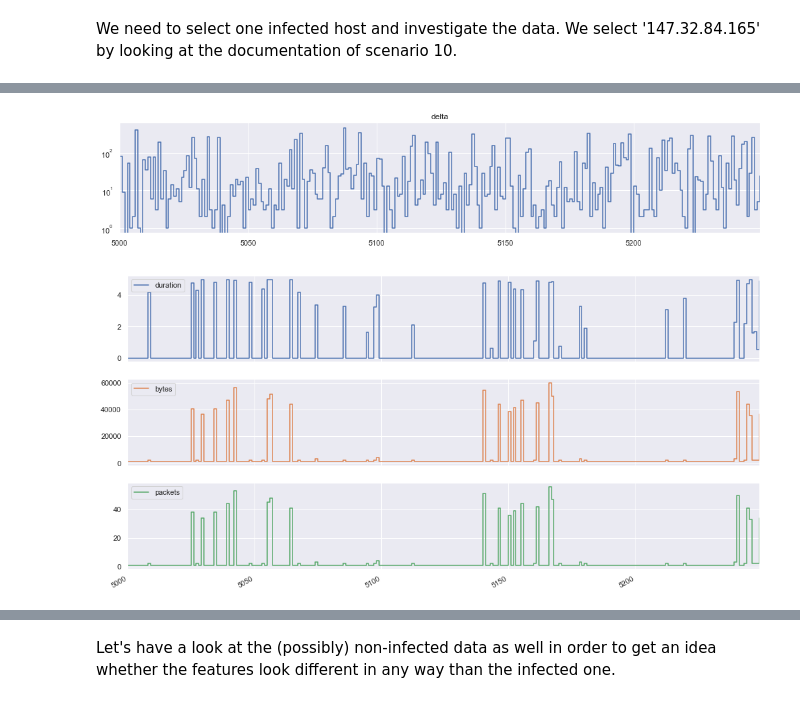
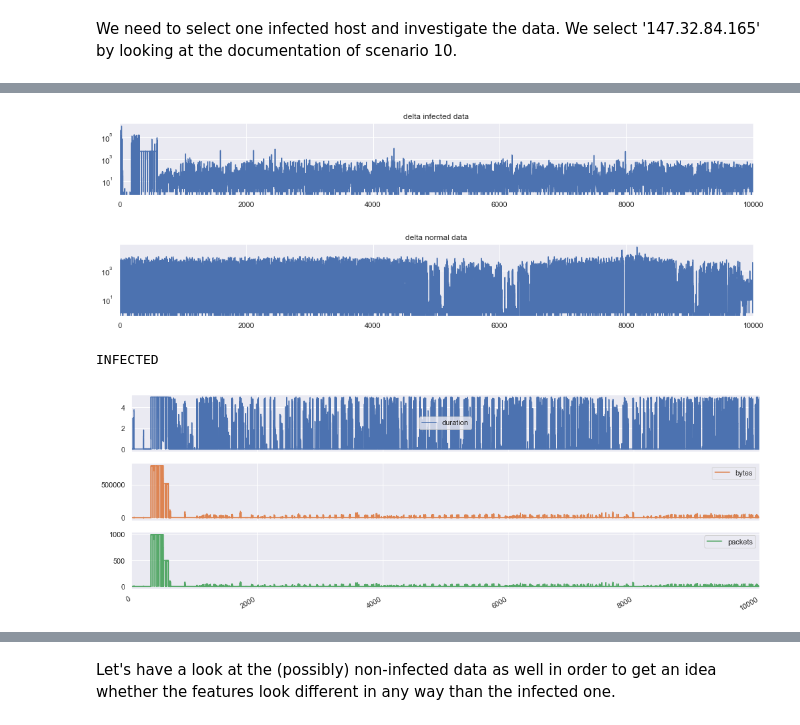
Before and after one commit to benhe119/Cyber-data-analytics_TUDelft, a Jupyter notebook: lab3/notebooks/Flow_data_discretization_task.ipynb, the cells around one changed output, grey strips where cells are left out. Drawn from its saved outputs; the diff is of its cells as text; code cells hidden in the pictures.

```diff
--- a/lab3/notebooks/Flow_data_discretization_task.ipynb
+++ b/lab3/notebooks/Flow_data_discretization_task.ipynb
@@ -75,0 +20,2 @@ df.head()
+# %%
+data_df = pd.read_csv(DATA_PATH_ORIG, parse_dates=['start_date'])
@@ -79,0 +43,4 @@ df['label'].unique()
+# %%
+data_df = data_df[data_df['label'] != 'Background']
+data_df.reset_index(drop=True, inplace=True)
+data_df.shape
@@ -87,10 +64,21 @@ df_no_back = df[df['label'] != 'Background']
 We need to select one infected host and investigate the data. We select '147.32.84.165' by looking at the documentation of scenario 10.
 # %%
 infected_host_ip = '147.32.84.165'
-inf_data = df_no_back[(df_no_back['src_addr'] == infected_host_ip) | (df_no_back['dst_addr'] == infected_host_ip)]
+not_infected_host_ip = '147.32.84.170'
+
+inf_data = data_df[
+    (data_df['src_addr'] == infected_host_ip)
+    |
+    (data_df['dst_addr'] == infected_host_ip)
+]
 inf_data.reset_index(drop=True, inplace=True)
 
-non_inf_data = df_no_back[(df_no_back['src_addr'] != infected_host_ip) & (df_no_back['dst_addr'] != infected_host_ip)]
+non_inf_data = data_df[
+    (data_df['src_addr'] == not_infected_host_ip)
+    |
+    (data_df['dst_addr'] == not_infected_host_ip)
+]
+non_inf_data.reset_index(drop=True, inplace=True)
 
 print(f"Infected Data: {inf_data.shape[0]} connections with infected host '{infected_host_ip}' found.")
-print(f"Potentially non-infected Data: {non_inf_data.shape[0]}")
+print(f"Infected Data: {non_inf_data.shape[0]} connections with normal host '{not_infected_host_ip}' found.")
@@ -121,6 +103,6 @@ Let's have a look at duration and bytes.
 # %%
 inf_data['delta'] = (inf_data['start_date']-inf_data['start_date'].shift()).fillna(0).values.astype(np.int64) // 10 ** 6
-inf_data.head(5)
+non_inf_data['delta'] = (non_inf_data['start_date']-non_inf_data['start_date'].shift()).fillna(0).values.astype(np.int64) // 10 ** 6
 # %% [output]
 A value is trying to be set on a copy of a slice from a DataFrame.
 Try using .loc[row_indexer,col_indexer] = value instead
@@ -136,11 +117,23 @@ See the caveats in the documentation: http://pandas.pydata.org/pandas-docs/stabl
 # %%
-inf_data['delta'].iloc[5000:5250].plot(figsize=(17,3*1), drawstyle='steps-post')
+start = 0
+stop = 10000
+
+inf_data['delta'].iloc[start:stop].plot(figsize=(17,2), drawstyle='steps-post')
 plt.yscale("log")
-plt.title("delta")
+plt.title("delta infected data")
 plt.show()
 
-inf_data[['duration', 'bytes', 'packets']].iloc[5000:5250].plot(figsize=(17,3*3), subplots=True, drawstyle='steps-post')
+non_inf_data['delta'].iloc[start:stop].plot(figsize=(17,2), drawstyle='steps-post')
+plt.yscale("log")
+plt.title("delta normal data")
 plt.show()
 # %% [output]
-[figure, old version]
+[figure, new version]
-[figure, old version]
+[figure, new version]
+# %%
+print("INFECTED")
+inf_data[['duration', 'bytes', 'packets']].iloc[start:stop].plot(figsize=(17,3*2), subplots=True, drawstyle='steps-post')
+plt.show()
+# %% [output]
+INFECTED
+[figure, added]
```
Also changed, not shown: parts of 73 cells of this notebook, 1 other file.
